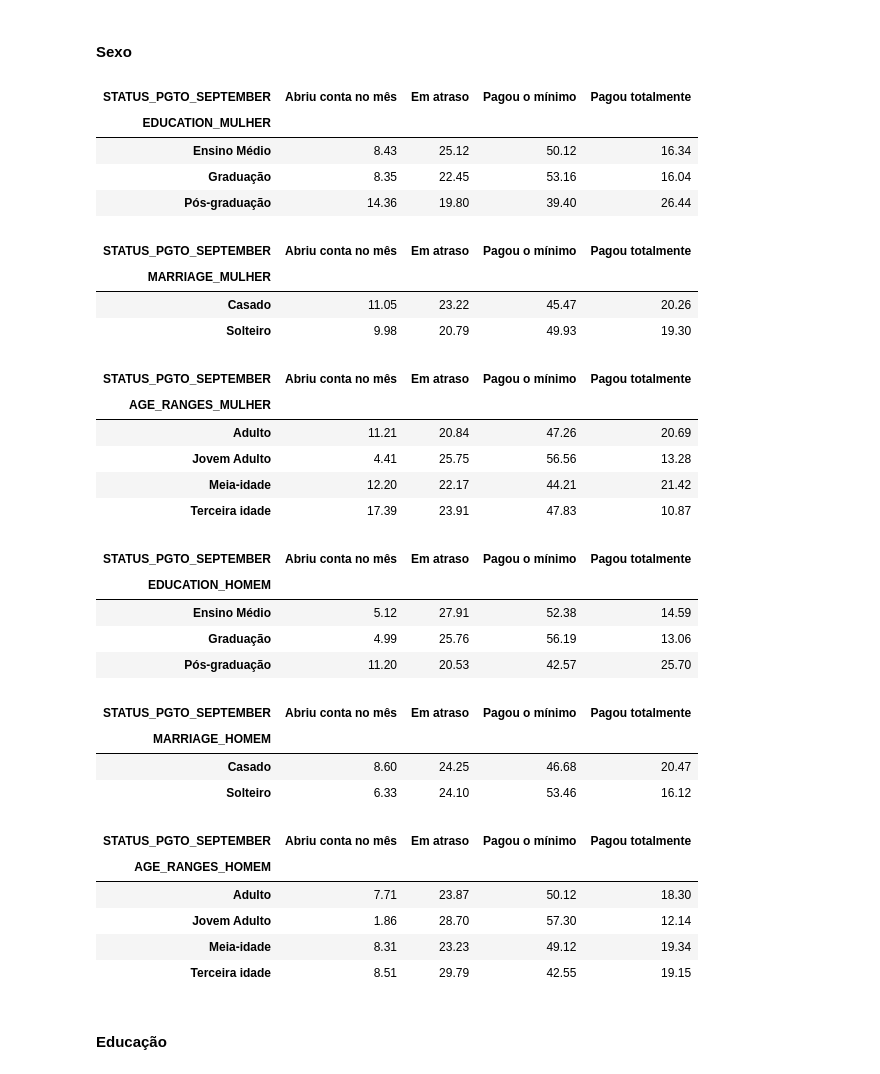
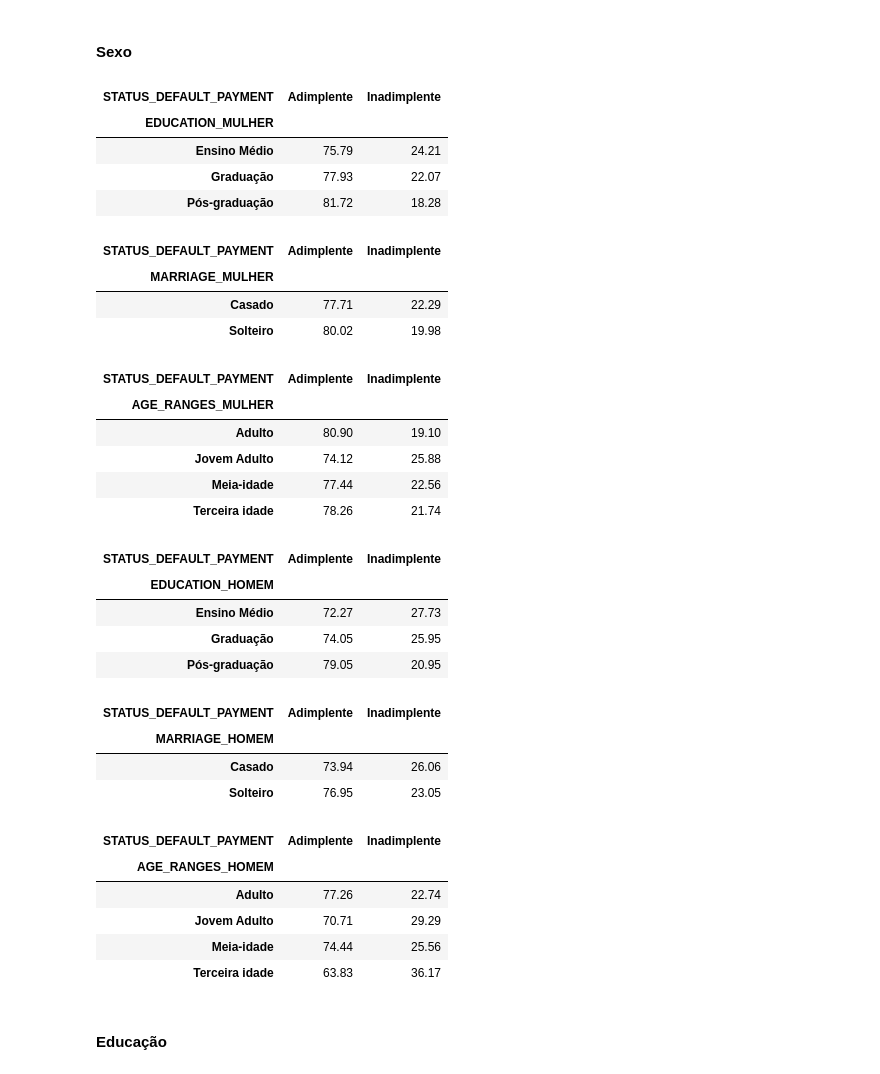
Before and after one commit to marqsleal/tecnicas-prog-projeto-final, a Jupyter notebook: Projeto Final Tec Prog Inadimplência.ipynb, the cells around one changed output. Cells and saved outputs as stored; diff of their text form; code cells hidden in the pictures.

Commit message:
status payment / status pgto

```diff
--- a/Projeto Final Tec Prog Inadimplência.ipynb
+++ b/Projeto Final Tec Prog Inadimplência.ipynb
@@ -585,8 +585,8 @@ df_clean_1['PAY_1'] = df_clean_1['PAY_1'].replace({-2: 'Abriu conta no mês',
 # Unificando aqueles que não usaram o crédito e estão 100% adimplenetes em Setembro na categoria de que devem 0 meses
 df_clean_1['QTE_MESES_ATRASADO'] = df_clean_1['QTE_MESES_ATRASADO'].replace({-2: 0, -1: 0})
 
-# Substituindo os valores default payment pelo nomes das classes correspondentes
-df_clean_1['default payment next month'] = df_clean_1['default payment next month'].replace({0: 'Adimplente', 1: 'Inadimplente'})
+# Formatando os valores default payment pelo nomes das classes correspondentes
+df_clean_1['STATUS_DEFAULT_PAYMENT'] = df_clean_1['default payment next month'].replace({0: 'Adimplente', 1: 'Inadimplente'})
 # %% [markdown]
 ## Convertendo os valores em NT\\$ para U\\$ <a id='convertendovalores'></a>
 # %%
@@ -938,7 +962,8 @@ def display_pagadores(df: pd.DataFrame, colunas: list, eixo: str, alvo: str, com
 # %% [markdown]
 ### Perfil dos pagadores
 # %%
-colunas_pagadores = ['SEX', 'EDUCATION', 'MARRIAGE', 'AGE_RANGES', 'STATUS_PGTO_SEPTEMBER']
+colunas_pagadores = ['SEX', 'EDUCATION', 'MARRIAGE', 'AGE_RANGES', 'STATUS_DEFAULT_PAYMENT'] # 'STATUS_DEFAULT_PAYMENT' / 'STATUS_PGTO_SEPTEMBER'
+comparativo = colunas_pagadores[-1]
 df_pagadores = df[colunas_pagadores].copy()
 
 df_pagadores.head()
@@ -956,38 +981,38 @@ df_pagadores.to_csv('dados/df_pagadores.csv', index=False)
 # %%
 sexo_valores = df_pagadores['SEX'].unique()
 for valor in sexo_valores:
-    display_pagadores(df_pagadores, colunas_pagadores, 'SEX', valor, 'STATUS_PGTO_SEPTEMBER')
+    display_pagadores(df_pagadores, colunas_pagadores, 'SEX', valor, comparativo)
 # %% [output]
-| STATUS_PGTO_SEPTEMBER | Abriu conta no mês | Em atraso | Pagou o mínimo | Pagou totalmente |
-| EDUCATION_MULHER |  |  |  |  |
-| Ensino Médio | 8.43 | 25.12 | 50.12 | 16.34 |
-| Graduação | 8.35 | 22.45 | 53.16 | 16.04 |
-| Pós-graduação | 14.36 | 19.80 | 39.40 | 26.44 |
+| STATUS_DEFAULT_PAYMENT | Adimplente | Inadimplente |
+| EDUCATION_MULHER |  |  |
+| Ensino Médio | 75.79 | 24.21 |
+| Graduação | 77.93 | 22.07 |
+| Pós-graduação | 81.72 | 18.28 |
-| STATUS_PGTO_SEPTEMBER | Abriu conta no mês | Em atraso | Pagou o mínimo | Pagou totalmente |
-| MARRIAGE_MULHER |  |  |  |  |
-| Casado | 11.05 | 23.22 | 45.47 | 20.26 |
-| Solteiro | 9.98 | 20.79 | 49.93 | 19.30 |
+| STATUS_DEFAULT_PAYMENT | Adimplente | Inadimplente |
+| MARRIAGE_MULHER |  |  |
+| Casado | 77.71 | 22.29 |
+| Solteiro | 80.02 | 19.98 |
-| STATUS_PGTO_SEPTEMBER | Abriu conta no mês | Em atraso | Pagou o mínimo | Pagou totalmente |
-| AGE_RANGES_MULHER |  |  |  |  |
-| Adulto | 11.21 | 20.84 | 47.26 | 20.69 |
-| Jovem Adulto | 4.41 | 25.75 | 56.56 | 13.28 |
-| Meia-idade | 12.20 | 22.17 | 44.21 | 21.42 |
-| Terceira idade | 17.39 | 23.91 | 47.83 | 10.87 |
+| STATUS_DEFAULT_PAYMENT | Adimplente | Inadimplente |
+| AGE_RANGES_MULHER |  |  |
+| Adulto | 80.90 | 19.10 |
+| Jovem Adulto | 74.12 | 25.88 |
+| Meia-idade | 77.44 | 22.56 |
+| Terceira idade | 78.26 | 21.74 |
-| STATUS_PGTO_SEPTEMBER | Abriu conta no mês | Em atraso | Pagou o mínimo | Pagou totalmente |
-| EDUCATION_HOMEM |  |  |  |  |
-| Ensino Médio | 5.12 | 27.91 | 52.38 | 14.59 |
-| Graduação | 4.99 | 25.76 | 56.19 | 13.06 |
-| Pós-graduação | 11.20 | 20.53 | 42.57 | 25.70 |
+| STATUS_DEFAULT_PAYMENT | Adimplente | Inadimplente |
+| EDUCATION_HOMEM |  |  |
+| Ensino Médio | 72.27 | 27.73 |
+| Graduação | 74.05 | 25.95 |
+| Pós-graduação | 79.05 | 20.95 |
-| STATUS_PGTO_SEPTEMBER | Abriu conta no mês | Em atraso | Pagou o mínimo | Pagou totalmente |
-| MARRIAGE_HOMEM |  |  |  |  |
-| Casado | 8.60 | 24.25 | 46.68 | 20.47 |
-| Solteiro | 6.33 | 24.10 | 53.46 | 16.12 |
+| STATUS_DEFAULT_PAYMENT | Adimplente | Inadimplente |
+| MARRIAGE_HOMEM |  |  |
+| Casado | 73.94 | 26.06 |
+| Solteiro | 76.95 | 23.05 |
-| STATUS_PGTO_SEPTEMBER | Abriu conta no mês | Em atraso | Pagou o mínimo | Pagou totalmente |
-| AGE_RANGES_HOMEM |  |  |  |  |
-| Adulto | 7.71 | 23.87 | 50.12 | 18.30 |
-| Jovem Adulto | 1.86 | 28.70 | 57.30 | 12.14 |
-| Meia-idade | 8.31 | 23.23 | 49.12 | 19.34 |
-| Terceira idade | 8.51 | 29.79 | 42.55 | 19.15 |
+| STATUS_DEFAULT_PAYMENT | Adimplente | Inadimplente |
+| AGE_RANGES_HOMEM |  |  |
+| Adulto | 77.26 | 22.74 |
+| Jovem Adulto | 70.71 | 29.29 |
+| Meia-idade | 74.44 | 25.56 |
+| Terceira idade | 63.83 | 36.17 |
 # %% [markdown]
 #### Educação
 # %%
```
Also changed, not shown: parts of 8 cells of this notebook, 2 other files.
